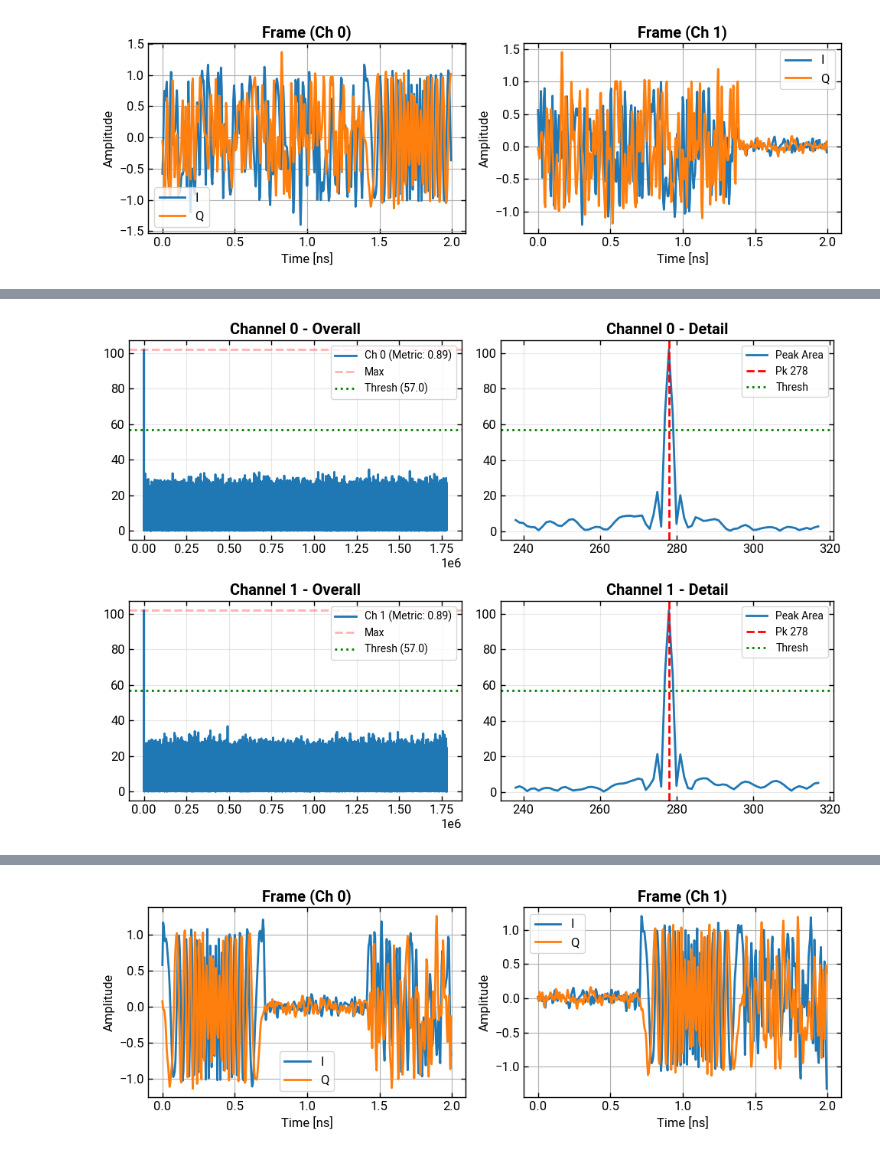
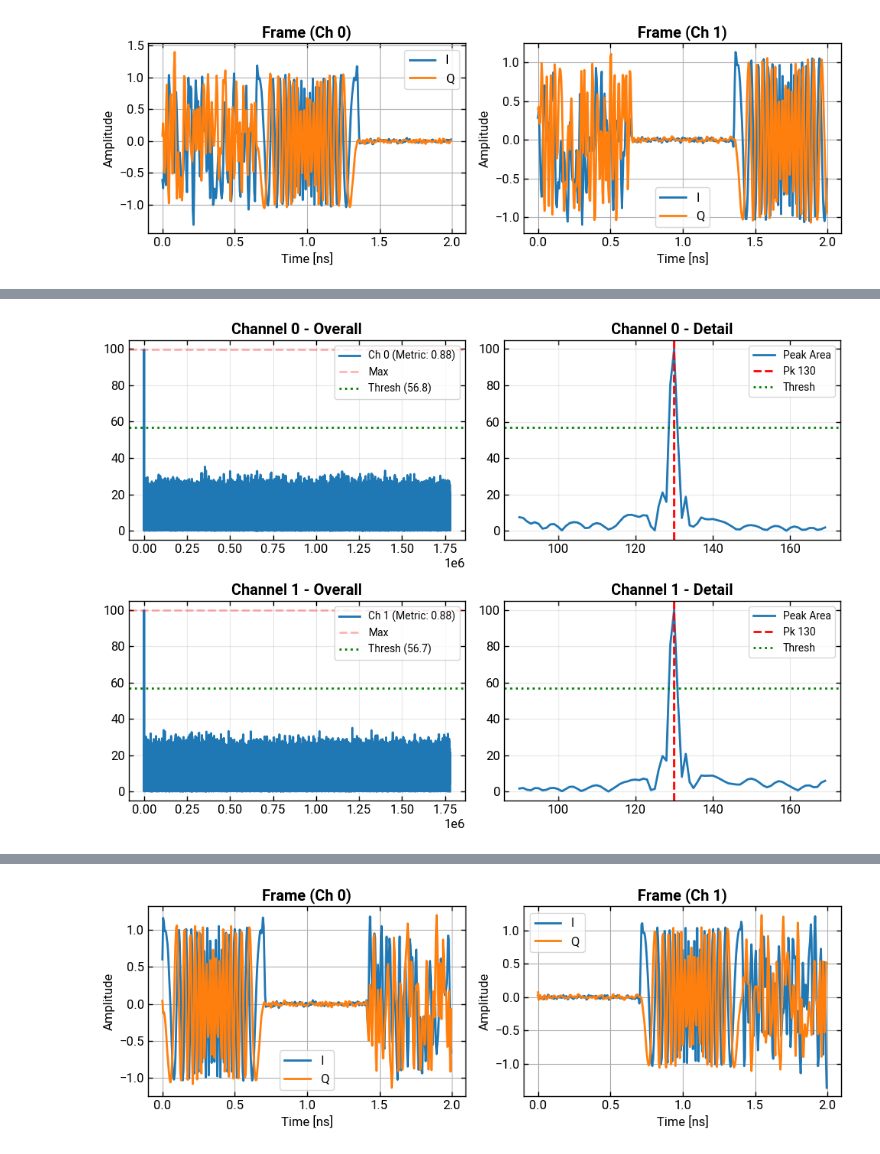
Before and after one commit to lokgar/commstools, a Jupyter notebook: examples/03-frames.ipynb, the cells around one changed output, grey strips where cells are left out. Cells and saved outputs as stored; diff of their text form; code cells hidden in the pictures.

```diff
--- a/examples/03-frames.ipynb
+++ b/examples/03-frames.ipynb
@@ -7,10 +7,10 @@ set_log_level("INFO")
 
 
 symbol_rate = 100e9
-sampling_rate = 400e9
+sampling_rate = 800e9
 sps = int(sampling_rate / symbol_rate)
-pilots_mod_scheme = "pam"
-pilots_mod_order = 2
+pilots_mod_scheme = "psk"
+pilots_mod_order = 8
 payload_mod_scheme = "qam"
 payload_mod_order = 32
 
@@ -33,9 +33,6 @@ f = SingleCarrierFrame(
     preamble_mode="time_orthogonal",
 )
 
-ps = p.to_signal(sps=sps, symbol_rate=symbol_rate, pulse_shape="rrc")
-ps.plot_symbols(show=True, title="Preamble")
-
 fs = f.to_signal(sps=sps, symbol_rate=symbol_rate, pulse_shape="rrc")
 fs.plot_symbols(show=True, num_symbols=200, title="Frame")
 # %% [output]
@@ -44,18 +40,18 @@ fs.plot_symbols(show=True, num_symbols=200, title="Frame")
 # %%
 from commstools.backend import get_array_module
 from commstools.impairments import add_awgn
-from commstools.sync import detect_frame
+from commstools.sync import correct_timing, estimate_timing
 
 rxfs = fs.copy()
 xp = get_array_module(rxfs.samples)
 
-rxfs.samples = add_awgn(rxfs.samples, esn0_db=20, sps=rxfs.sps)
-rxfs.samples = xp.roll(rxfs.samples, 556, axis=-1)
+rxfs.samples = add_awgn(rxfs.samples, esn0_db=30, sps=rxfs.sps)
+rxfs.samples = xp.roll(rxfs.samples, 519, axis=-1)
+rxfs.resample(sps_out=2)
 
-rxfs.resample(sps_out=2)
 rxfs.matched_filter()
 rxfs.plot_symbols(show=True, num_symbols=200, title="Frame")
 
-fix = detect_frame(rxfs, p, return_metric=False, debug_plot=True)
-print(fix)
+fix = estimate_timing(rxfs, p, debug_plot=True, dft_upsample=16)
+# print(fix)
 # %% [output]
@@ -64 +60 @@ print(fix)
-[figure, old version]
+[figure, new version]
@@ -66 +62 @@ print(fix)
-[figure, old version]
+[figure, new version]
@@ -69,8 +64,9 @@ print(fix)
 # %%
-rxfs.samples = xp.roll(rxfs.samples, -fix[0], axis=-1)
+rxfs.samples = correct_timing(rxfs.samples, fix[0], fix[1])
+
 rxfs.plot_symbols(show=True, num_symbols=200, title="Frame")
 # %% [output]
-[figure, old version]
+[figure, new version]
 # %%
 ps = p.to_signal(sps=rxfs.sps, symbol_rate=symbol_rate, pulse_shape="rrc")
 
```
Also changed, not shown: parts of 10 cells of this notebook, 6 other files.
